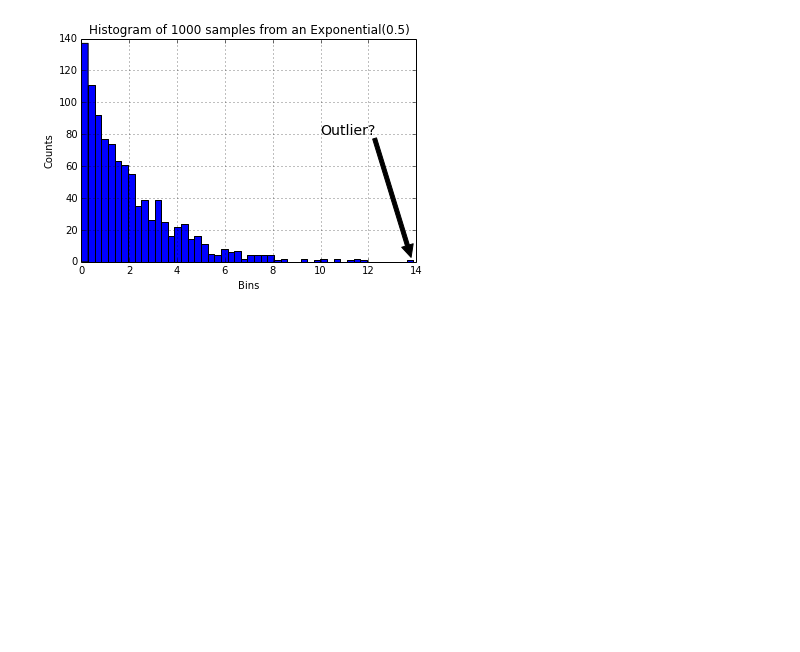
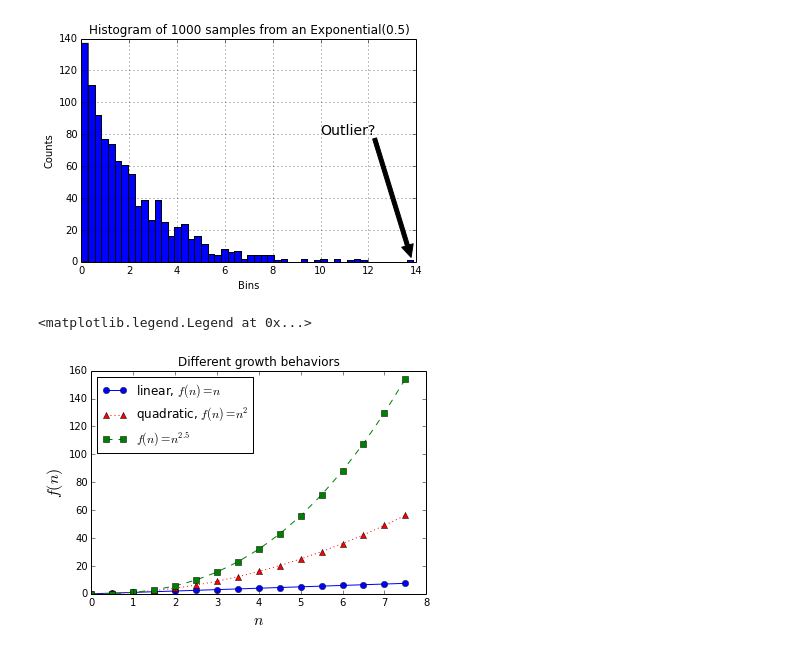
Before and after one commit to ambujtewari/stats607a-fall2014, a Jupyter notebook: Lecture 08.ipynb, the cells around one changed output. Drawn from its saved outputs; the diff is of its cells as text; code cells hidden in the pictures; blank space fills up the shorter version.

```diff
--- a/Lecture 08.ipynb
+++ b/Lecture 08.ipynb
@@ -82,3 +82,15 @@ plt.annotate('Outlier?', (13.8, 2), (10, 80),  # position (14.6, 2) is being ann
 n, bins, patches = plt.hist(samples, bins=50)
 # %% [output]
 [figure]
+# %%
+x_vals = np.arange(0, 8, .5)
+plt.xlabel("$n$", fontsize=16)  # set the axes labels
+plt.ylabel("$f(n)$", fontsize=16)
+plt.title("Different growth behaviors")  # set the plot title
+plt.plot(x_vals, x_vals, '-ob', label='linear, $f(n)=n$')
+plt.plot(x_vals, x_vals**2, ':^r', label='quadratic, $f(n)=n^2$')
+plt.plot(x_vals, x_vals**2.5, '--sg', label='$f(n)=n^{2.5}$')
+plt.legend(loc='best')  # places legend at best location, uses labels from above
+# %% [output]
+<matplotlib.legend.Legend at 0x...>
+[figure, added]
```
Also changed, not shown: parts of 1 cell of this notebook.
